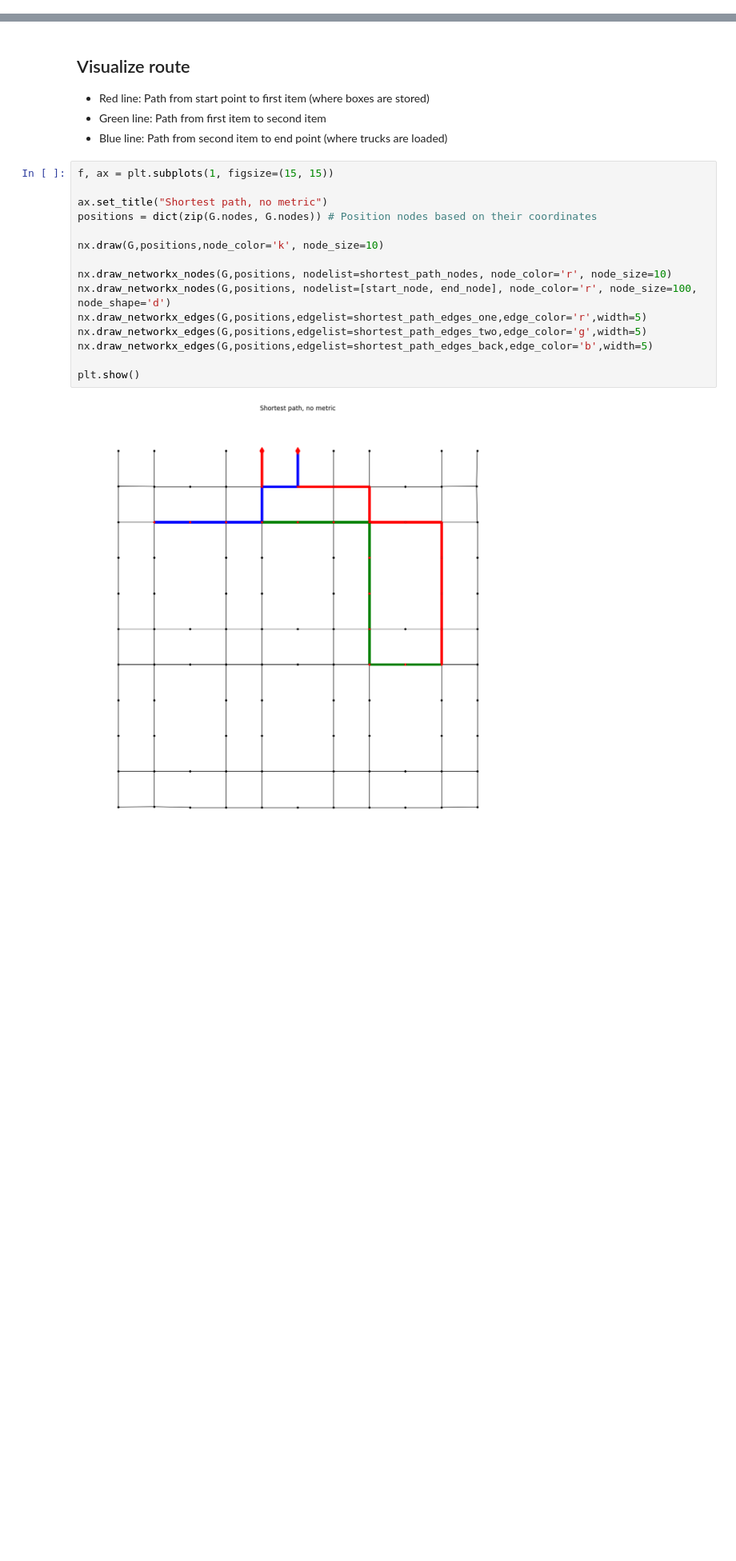
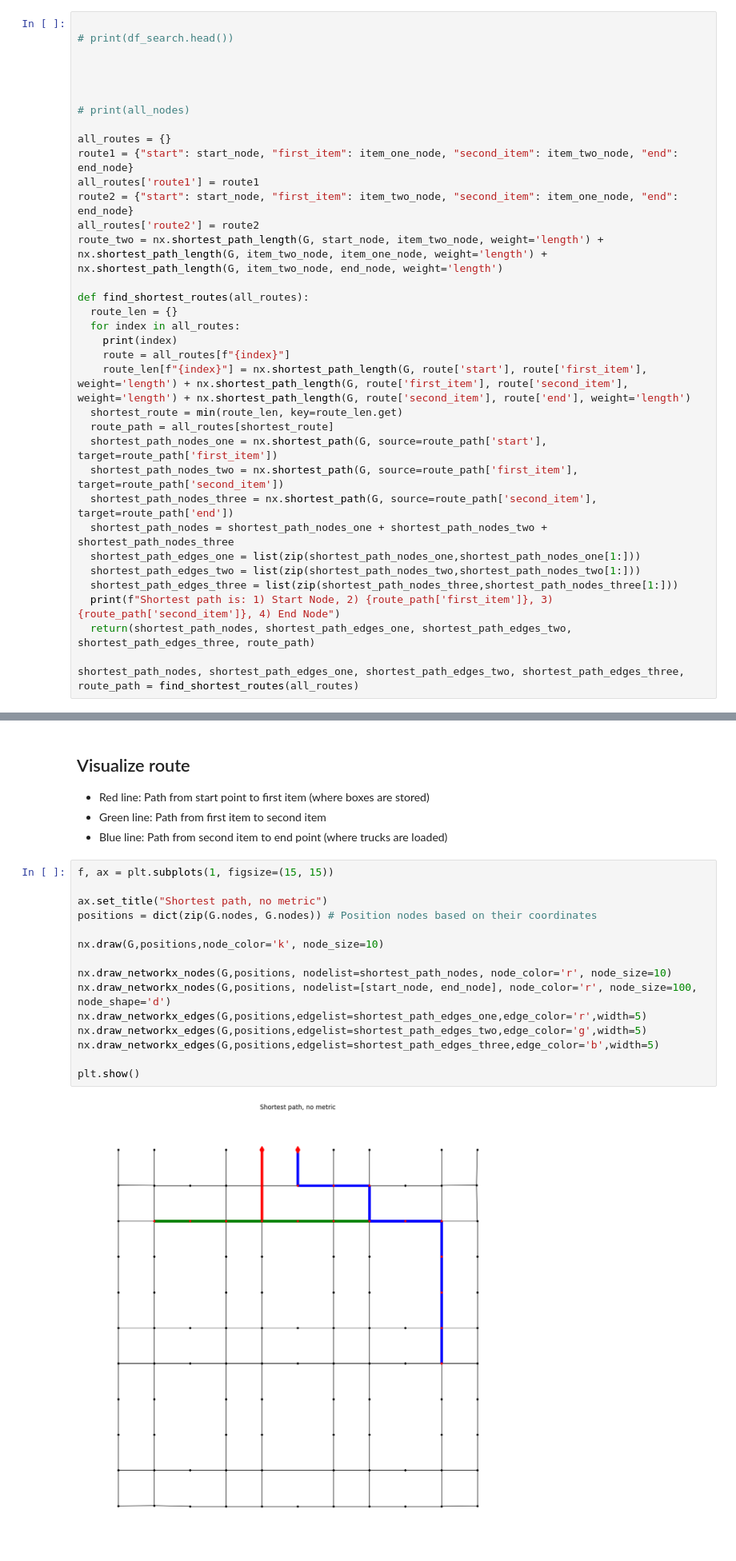
Before and after one commit to shanecglass/bq_gis_routing, a Jupyter notebook: Warehouse Routing Optimization.ipynb, the cells around one changed output, grey strips where cells are left out. Shown at 80% size. Cells and saved outputs as stored; diff of their text form; blank space fills up the shorter version.

Commit message:
Add function to find shortest total distance to improve scalability

```diff
--- a/Warehouse Routing Optimization.ipynb
+++ b/Warehouse Routing Optimization.ipynb
@@ -186,0 +166,35 @@ shortest_path_edges = shortest_path_edges_one + shortest_path_edges_two + shorte
+# %%
+
+# print(df_search.head())
+
+
+
+
+# print(all_nodes)
+
+all_routes = {}
+route1 = {"start": start_node, "first_item": item_one_node, "second_item": item_two_node, "end": end_node}
+all_routes['route1'] = route1
+route2 = {"start": start_node, "first_item": item_two_node, "second_item": item_one_node, "end": end_node}
+all_routes['route2'] = route2
+route_two = nx.shortest_path_length(G, start_node, item_two_node, weight='length') + nx.shortest_path_length(G, item_two_node, item_one_node, weight='length') + nx.shortest_path_length(G, item_two_node, end_node, weight='length')
+
+def find_shortest_routes(all_routes):
+  route_len = {}
+  for index in all_routes:
+    print(index)
+    route = all_routes[f"{index}"]
+    route_len[f"{index}"] = nx.shortest_path_length(G, route['start'], route['first_item'], weight='length') + nx.shortest_path_length(G, route['first_item'], route['second_item'], weight='length') + nx.shortest_path_length(G, route['second_item'], route['end'], weight='length')
+  shortest_route = min(route_len, key=route_len.get)
+  route_path = all_routes[shortest_route]
+  shortest_path_nodes_one = nx.shortest_path(G, source=route_path['start'], target=route_path['first_item'])
+  shortest_path_nodes_two = nx.shortest_path(G, source=route_path['first_item'], target=route_path['second_item'])
+  shortest_path_nodes_three = nx.shortest_path(G, source=route_path['second_item'], target=route_path['end'])
+  shortest_path_nodes = shortest_path_nodes_one + shortest_path_nodes_two + shortest_path_nodes_three
+  shortest_path_edges_one = list(zip(shortest_path_nodes_one,shortest_path_nodes_one[1:]))
+  shortest_path_edges_two = list(zip(shortest_path_nodes_two,shortest_path_nodes_two[1:]))
+  shortest_path_edges_three = list(zip(shortest_path_nodes_three,shortest_path_nodes_three[1:]))
+  print(f"Shortest path is: 1) Start Node, 2) {route_path['first_item']}, 3){route_path['second_item']}, 4) End Node")
+  return(shortest_path_nodes, shortest_path_edges_one, shortest_path_edges_two, shortest_path_edges_three, route_path)
+
+shortest_path_nodes, shortest_path_edges_one, shortest_path_edges_two, shortest_path_edges_three, route_path = find_shortest_routes(all_routes)
@@ -195,17 +213,17 @@ shortest_path_edges = shortest_path_edges_one + shortest_path_edges_two + shorte
 # %%
 f, ax = plt.subplots(1, figsize=(15, 15))
 
 ax.set_title("Shortest path, no metric")
 positions = dict(zip(G.nodes, G.nodes)) # Position nodes based on their coordinates
 
 nx.draw(G,positions,node_color='k', node_size=10)
 
 nx.draw_networkx_nodes(G,positions, nodelist=shortest_path_nodes, node_color='r', node_size=10)
 nx.draw_networkx_nodes(G,positions, nodelist=[start_node, end_node], node_color='r', node_size=100, node_shape='d')
 nx.draw_networkx_edges(G,positions,edgelist=shortest_path_edges_one,edge_color='r',width=5)
 nx.draw_networkx_edges(G,positions,edgelist=shortest_path_edges_two,edge_color='g',width=5)
-nx.draw_networkx_edges(G,positions,edgelist=shortest_path_edges_back,edge_color='b',width=5)
+nx.draw_networkx_edges(G,positions,edgelist=shortest_path_edges_three,edge_color='b',width=5)
 
 plt.show()
 # %% [output]
-[figure, old version]
+[figure, new version]
```
Also changed, not shown: parts of 7 cells of this notebook.
